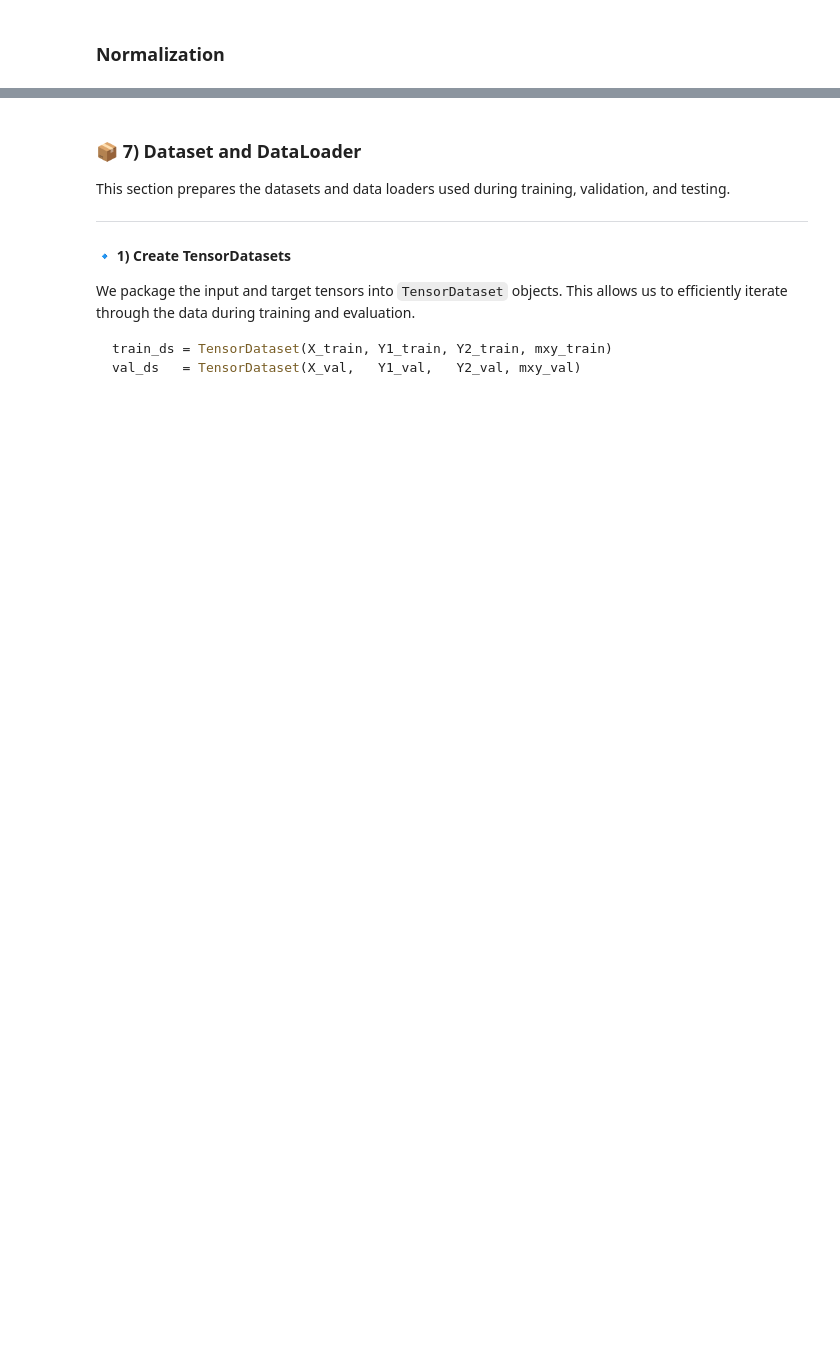
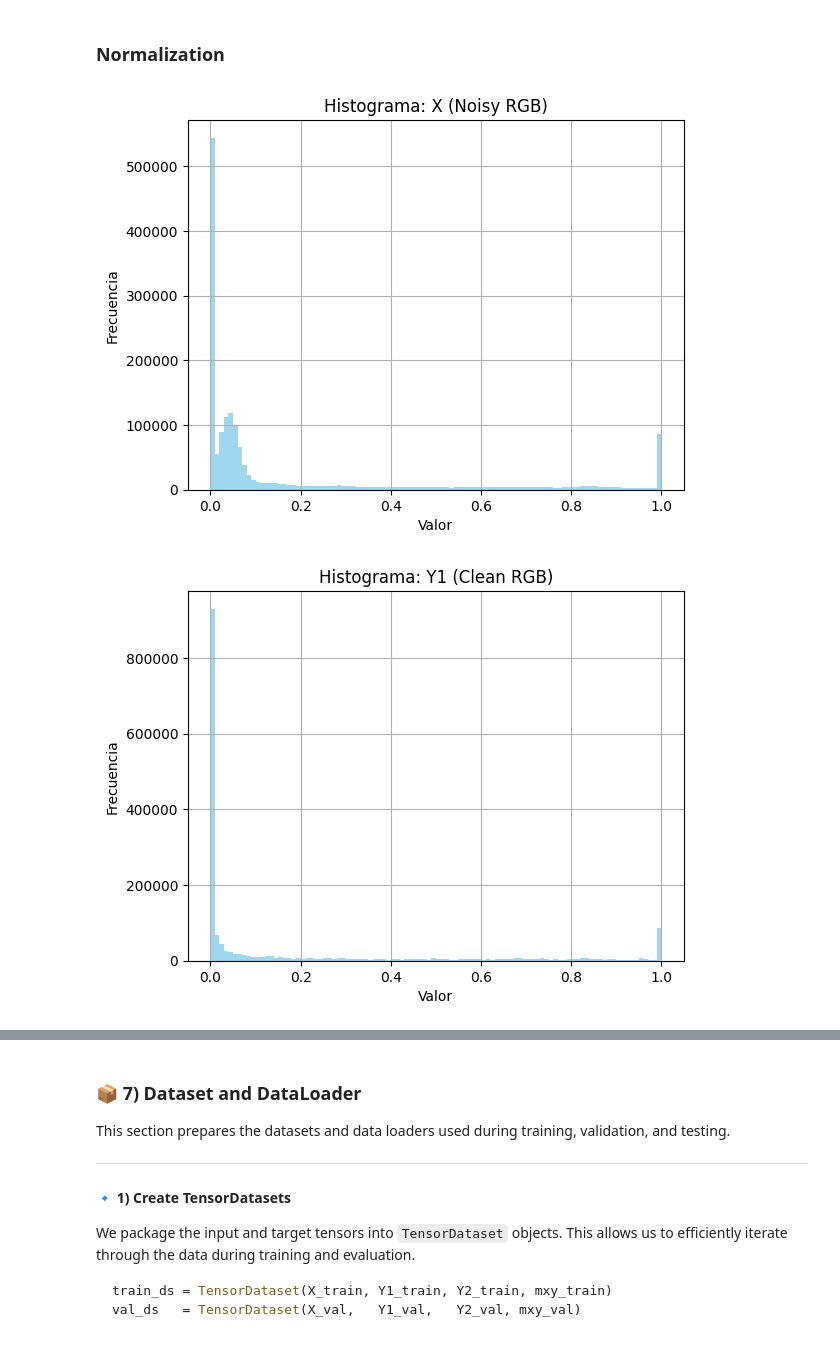
Before and after one commit to JuanDDiosRojas/PhD, a Jupyter notebook: Lenstronomy/VAE_LSST.ipynb, the cells around one changed output, grey strips where cells are left out. Cells and saved outputs as stored; diff of their text form; code cells hidden in the pictures; blank space fills up the shorter version.

```diff
--- a/Lenstronomy/VAE_LSST.ipynb
+++ b/Lenstronomy/VAE_LSST.ipynb
@@ -186,0 +248,16 @@ sub_y_test  = normalize(sub_y_test,  mean_y, std_y)
+# %%
+def plot_histogram(tensor, name):
+    flat = tensor.detach().cpu().numpy().flatten()
+    plt.hist(flat, bins=100, color='skyblue', alpha=0.8)
+    plt.title(f"Histograma: {name}")
+    plt.xlabel("Valor")
+    plt.ylabel("Frecuencia")
+    plt.grid(True)
+    plt.show()
+
+plot_histogram(X_train, "X (Noisy RGB)")
+plot_histogram(Y1_train, "Y1 (Clean RGB)")
+plot_histogram(Y2_train, "Y2 (Δψ)")
+# %% [output]
+[figure, added]
+[figure, added]
```
Also changed, not shown: parts of 26 cells of this notebook, 1 other file.
